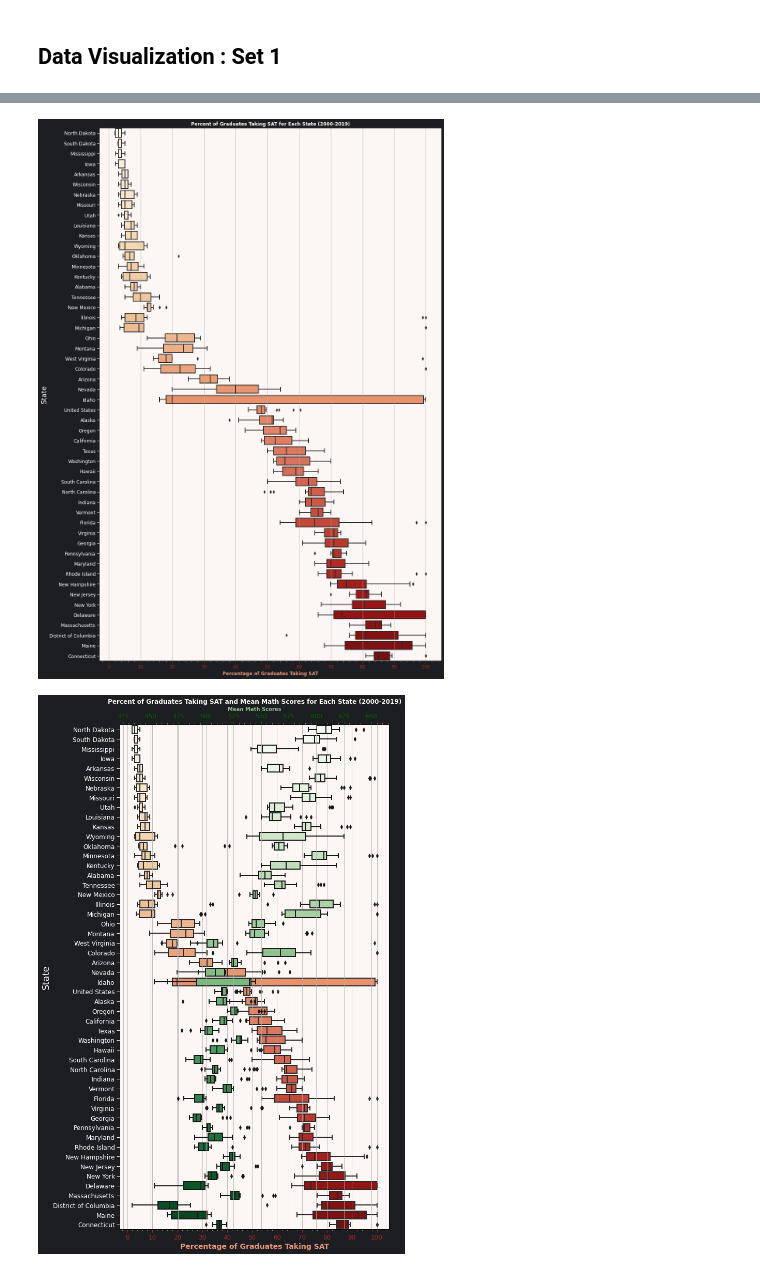
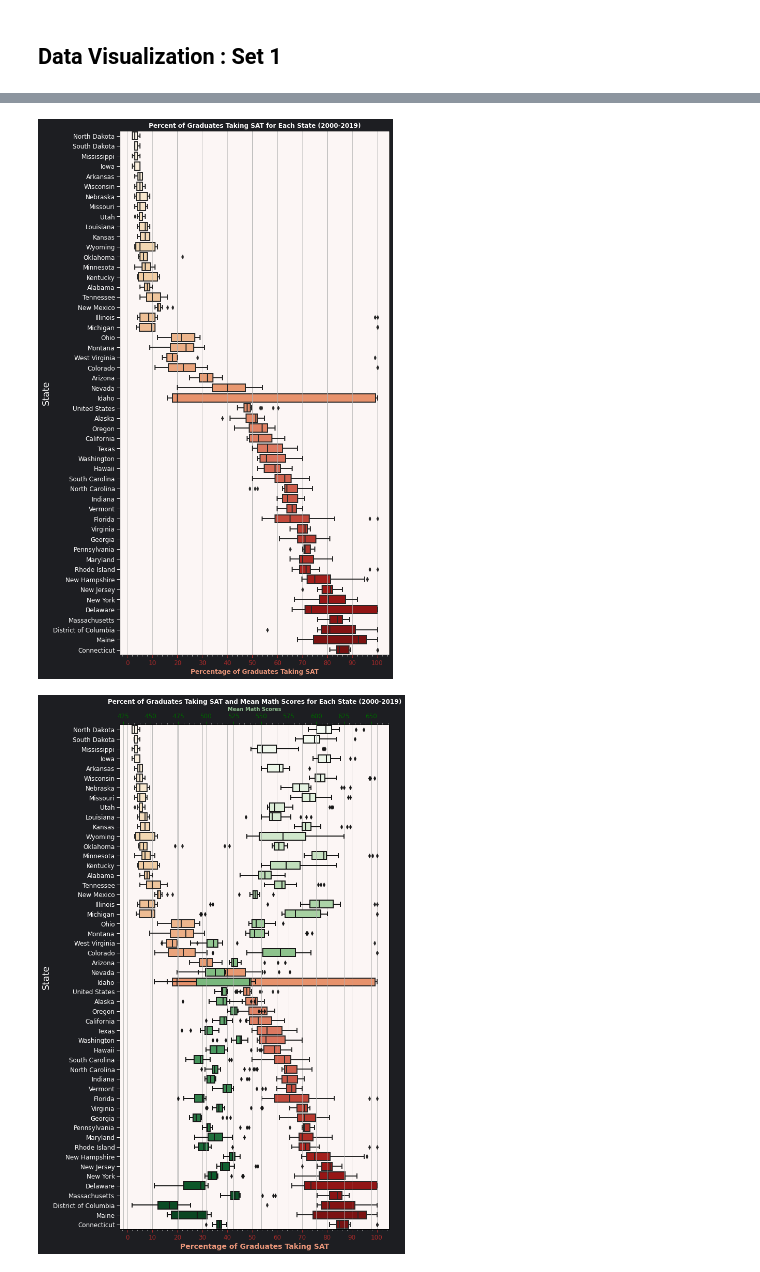
Before and after one commit to ganeshmorye/performance_analysis_SAT_scores_by_state_20years, a Jupyter notebook: code/sat_analysis_2000-2019.ipynb, the cells around one changed output, grey strips where cells are left out. Drawn from its saved outputs; the diff is of its cells as text; code cells hidden in the pictures.

```diff
--- a/code/sat_analysis_2000-2019.ipynb
+++ b/code/sat_analysis_2000-2019.ipynb
@@ -302,18 +303,18 @@ fig.savefig(os.path.join(imagefilespath, output_img_filename), dpi=200, bbox_inc
 [figure]
 # %%
-fig, ax = plt.subplots(figsize=(15,20))
+fig, ax = plt.subplots(figsize=(10,15))
 sns.boxplot(data=df_pivot_part, orient='h', order=list(boxplot_order_part), ax=ax, palette= 'OrRd')
 ax.tick_params(labelrotation=0, color='white', labelsize=12)
 ax.tick_params(axis='x', colors='brown')
 ax.xaxis.set_major_locator(ticker.MultipleLocator(10))
 ax.set_xlabel('Percentage of Graduates Taking SAT', fontsize = 12, fontweight = 'bold', color='darksalmon')
 plt.title('Percent of Graduates Taking SAT for Each State (2000-2019)', fontdict={'fontsize':12, 'fontweight':'bold'})
 
 output_img_filename = ax.get_title() + '.png'
 output_img_filename = output_img_filename.replace(" ", "_")
-fig.savefig(os.path.join(imagefilespath, output_img_filename), dpi=250, bbox_inches='tight')
+fig.savefig(os.path.join(imagefilespath, output_img_filename), dpi=50, bbox_inches='tight')
 # %% [output]
-[figure, old version]
+[figure, new version]
 # %%
 
 fig, ax = plt.subplots(figsize=(10,15))
```
Also changed, not shown: parts of 5 cells of this notebook, 1 other file.
